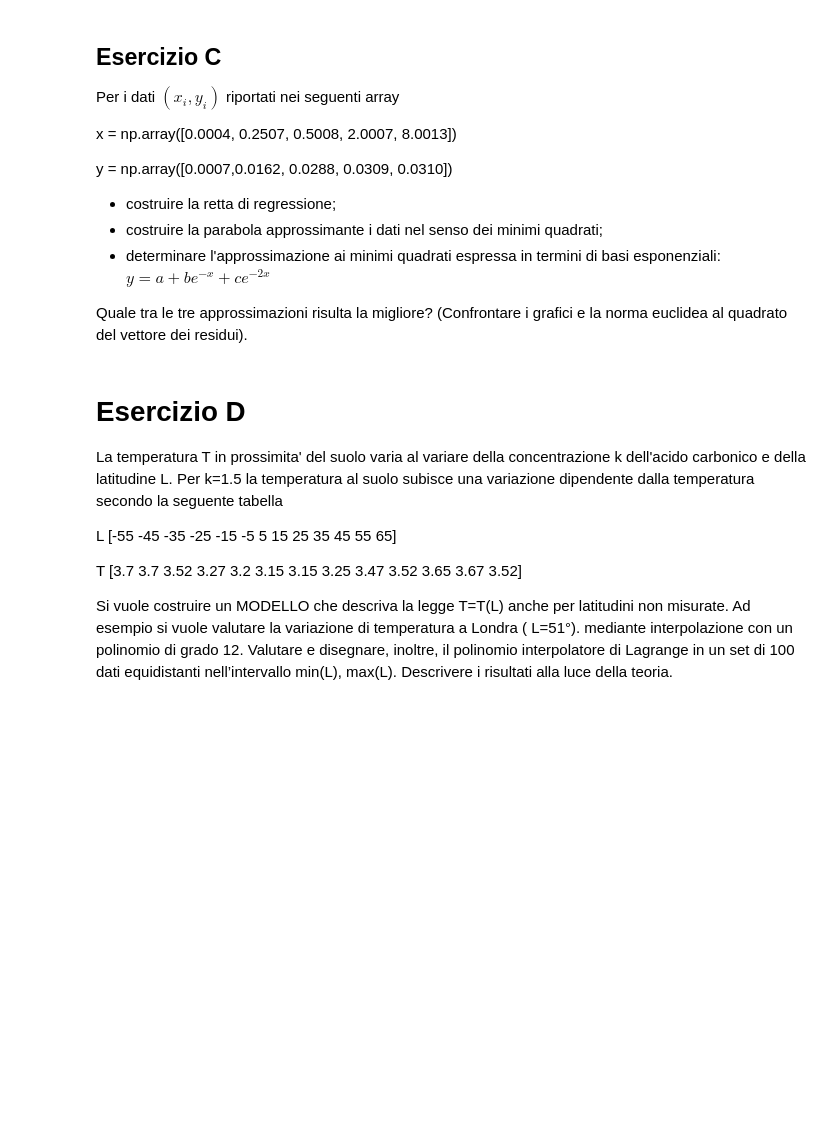
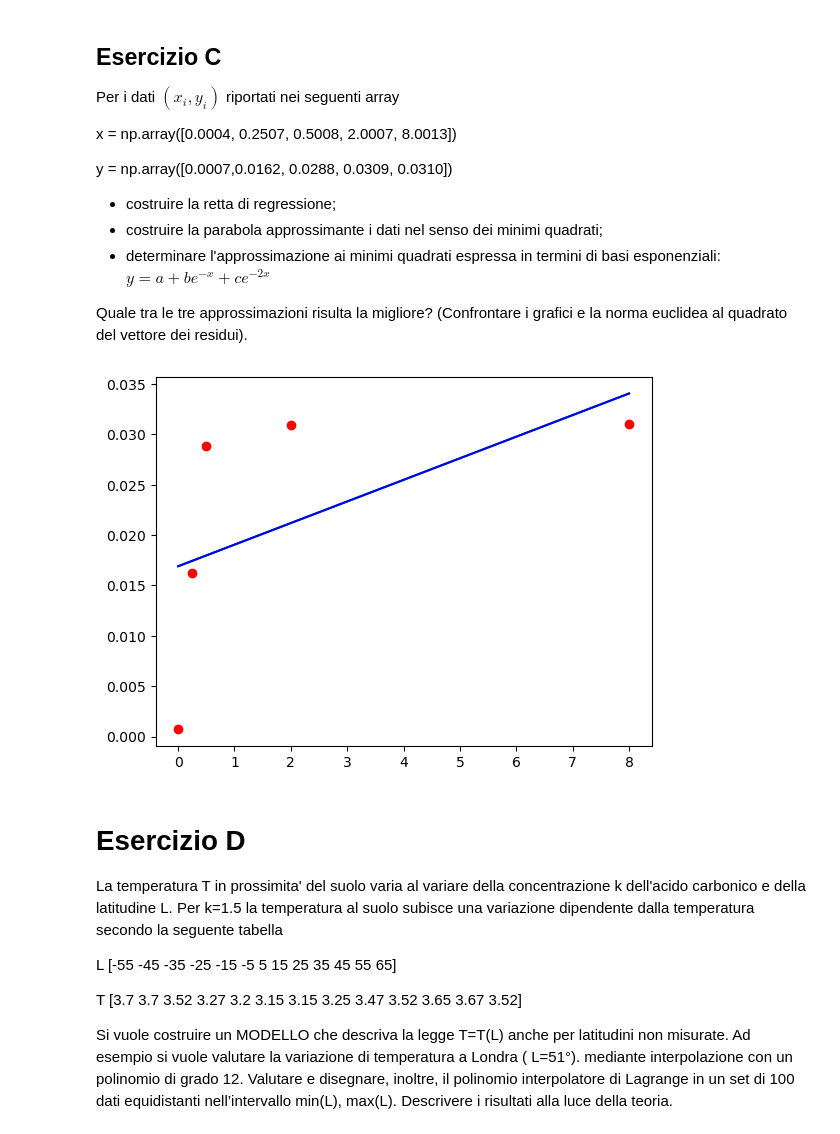
Before and after one commit to LisaVandi/Metodi, a Jupyter notebook: esercizi_vari/Miscellanea.ipynb, the cells around one changed output. Cells and saved outputs as stored; diff of their text form; code cells hidden in the pictures; blank space fills up the shorter version.

```diff
--- a/esercizi_vari/Miscellanea.ipynb
+++ b/esercizi_vari/Miscellanea.ipynb
@@ -139,6 +139,49 @@ y = np.array([0.0007,0.0162, 0.0288, 0.0309, 0.0310])
 basi esponenziali: $y = a + b e^{-x}+ c e^{-2x}$
 
 Quale tra le tre approssimazioni risulta la migliore? (Confrontare i grafici e la norma euclidea al quadrato del vettore dei residui).
+# %%
+x = np.array([0.0004, 0.2507, 0.5008, 2.0007, 8.0013])
+y = np.array([0.0007,0.0162, 0.0288, 0.0309, 0.0310])
+# %%
+# Minimi quadrati
+def eqnorm(A,b):
+    G = A.T @ A
+    f = A.T @ b
+
+    L= spl.cholesky(G, lower=True)
+    U = L.T
+
+    z, flag = SolveTriangular.Lsolve(L, f)
+    if flag == 0:
+        x, flag = SolveTriangular.Usolve(U, z)
+
+    return x
+# %%
+# 1. Retta di regressione: y = ax + b
+n=1     #grado 1 = retta
+n1=n+1
+
+B=np.vander(x,increasing=True)[:,:n1]
+alpha=eqnorm(B,y)
+
+xx=np.linspace(np.min(x),np.max(x),200)
+retta=np.polyval(np.flip(alpha),xx)
+plt.plot(x,y,'ro')
+plt.plot(xx,retta,'-g')
+
+# Parabola: y = ax + b + cx^2
+n=2     #grado 2 = parabola
+n1=n+1
+
+B=np.vander(x,increasing=True)[:,:n1]
+alpha2=eqnorm(B,y)
+
+xx=np.linspace(np.min(x),np.max(x),200)
+parabola=np.polyval(np.flip(alpha2),xx)
+plt.plot(xx,retta,'-b')
+plt.show()
+# %% [output]
+[figure, added]
 # %% [markdown]
 # Esercizio D
 
```
Also changed, not shown: parts of 12 cells of this notebook, 2 other files.
